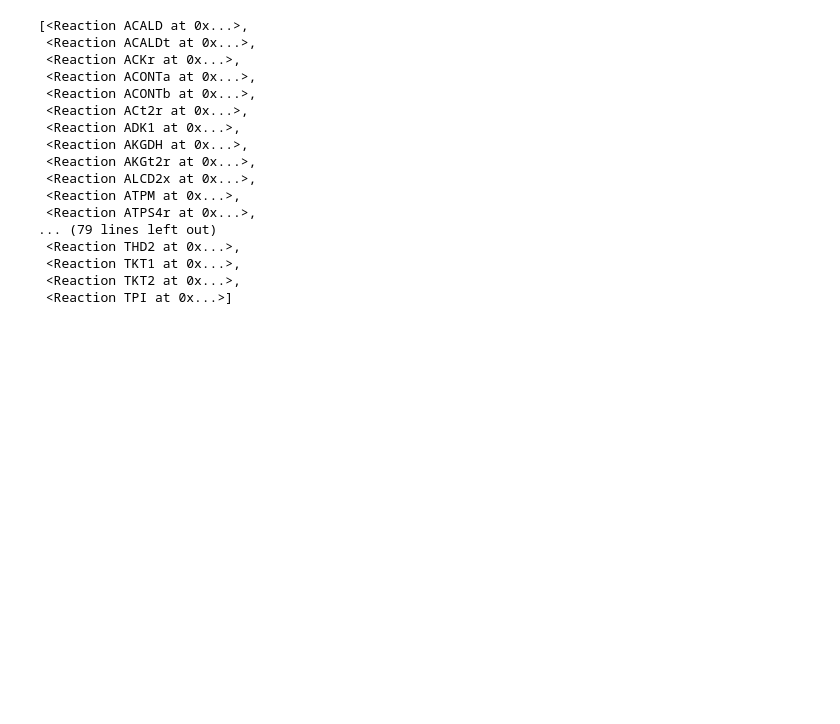
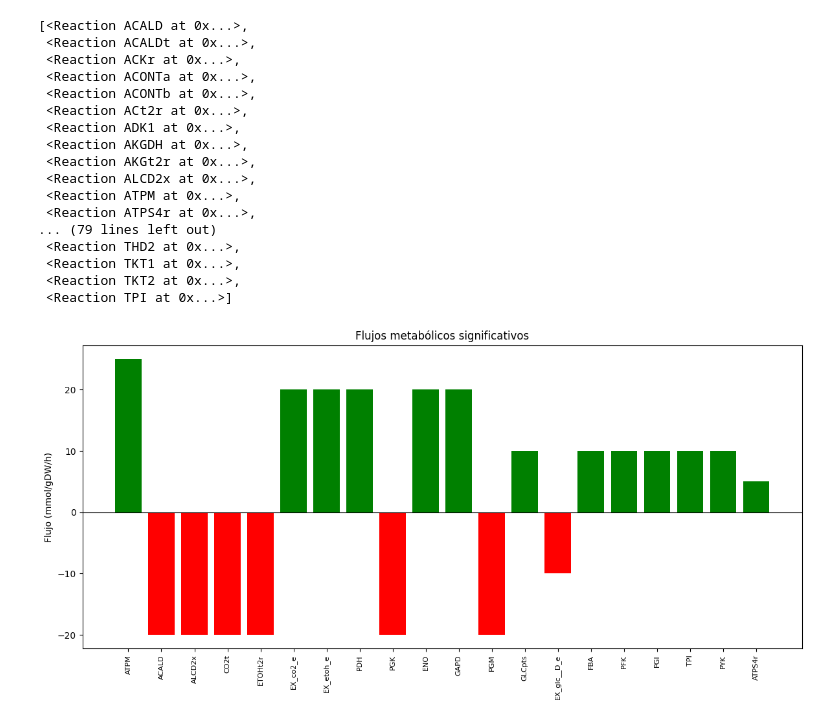
Before and after one commit to JManuelRG/simuladores, a Jupyter notebook: Ejemplo_COBRA_2.ipynb, the cells around one changed output. Saved outputs shown, nothing was run; the diff lists cells and outputs as text; code cells hidden in the pictures; blank space fills up the shorter version.

```diff
--- a/Ejemplo_COBRA_2.ipynb
+++ b/Ejemplo_COBRA_2.ipynb
@@ -211,3 +208,52 @@ model.reactions
  <Reaction TKT1 at 0x...>,
  <Reaction TKT2 at 0x...>,
  <Reaction TPI at 0x...>]
+# %%
+import matplotlib.pyplot as plt
+from cobra.io import load_model
+import numpy as np
+import cobra
+
+# Cargar el modelo de prueba de E. coli
+model = load_model("textbook") #importar modelo de e coli
+
+
+# Establecer las condiciones del modelo
+model.objective = "EX_etoh_e"  # Maximizar la producción de etanol
+model.reactions.get_by_id("EX_o2_e").upper_bound = 0.0  # Condiciones anaeróbicas
+model.reactions.get_by_id("EX_glc__D_e").lower_bound = -10.0  # Límite de glucosa
+
+# Optimizar el modelo
+solution = model.optimize()
+
+# Extraer flujos significativos
+threshold = 1e-6  # Definir un umbral para filtrar flujos insignificantes
+significant_fluxes = {
+    reaction.id: reaction.flux
+    for reaction in model.reactions
+    if abs(reaction.flux) > threshold
+}
+
+# Ordenar los flujos en orden descendente
+sorted_fluxes = sorted(significant_fluxes.items(), key=lambda x: abs(x[1]), reverse=True)
+
+# Separar claves (reacciones) y valores (flujos) para graficar
+reactions, fluxes = zip(*sorted_fluxes)
+
+# Generar el gráfico de barras
+plt.figure(figsize=(12, 6))
+bar_width = 0.8
+bar_positions = np.arange(len(reactions))
+colors = ["green" if flux > 0 else "red" for flux in fluxes]  # Verde para producción, rojo para consumo
+
+plt.bar(bar_positions, fluxes, color=colors, width=bar_width)
+plt.axhline(0, color="black", linewidth=0.8)  # Línea horizontal en y=0
+
+# Configurar etiquetas y títulos
+plt.xticks(bar_positions, reactions, rotation=90, fontsize=8)
+plt.ylabel("Flujo (mmol/gDW/h)")
+plt.title("Flujos metabólicos significativos")
+plt.tight_layout()  # Ajustar diseño para evitar recortes
+plt.show()
+# %% [output]
+[figure, added]
```
Also changed, not shown: parts of 2 cells of this notebook.
